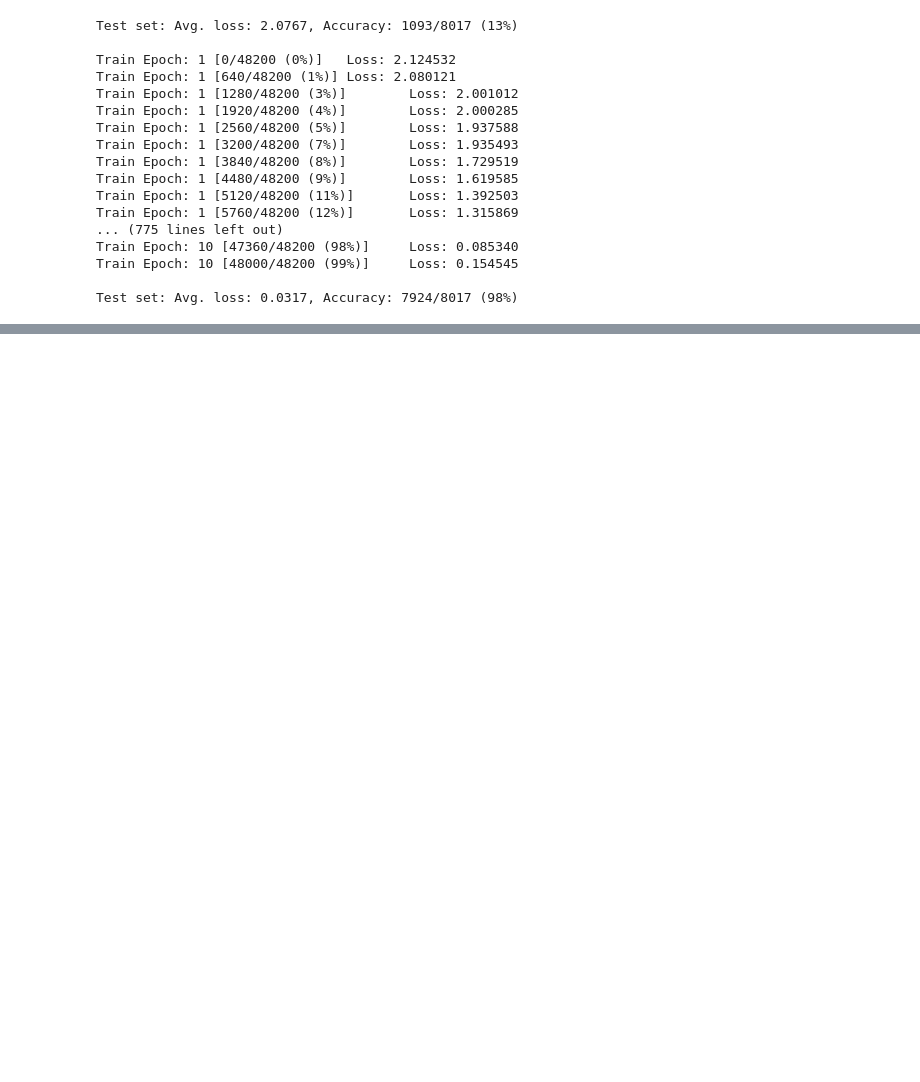
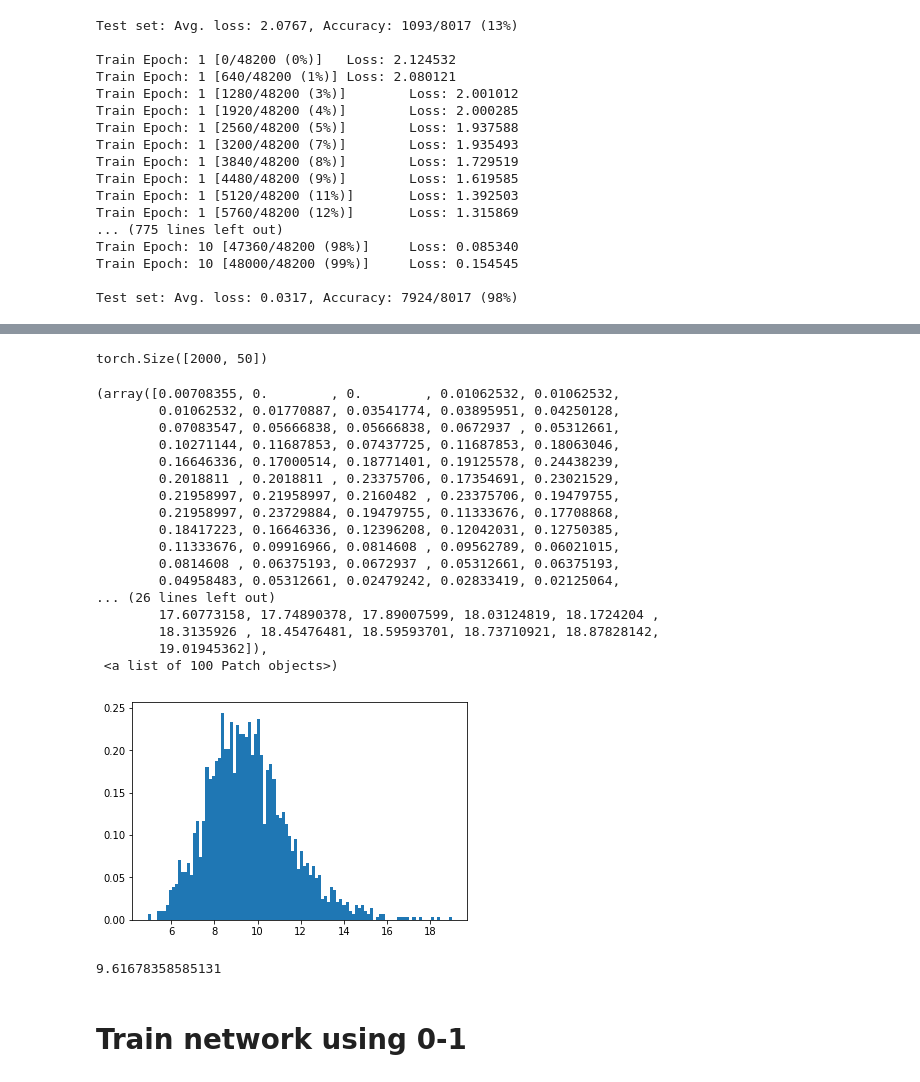
Before and after one commit to naiqili/lid_detect, a Jupyter notebook: mnist_test_unif.ipynb, the cells around one changed output, grey strips where cells are left out. Cells and saved outputs as stored; diff of their text form; code cells hidden in the pictures; blank space fills up the shorter version.

```diff
--- a/mnist_test.ipynb
+++ b/mnist_test_unif.ipynb
@@ -541,0 +584,33 @@ print(lid_net2_c8.mean())
+# %%
+class Net_c5(nn.Module):
+    def __init__(self):
+        super(Net_c5, self).__init__()
+        self.conv1 = nn.Conv2d(1, 10, kernel_size=5)
+        self.conv2 = nn.Conv2d(10, 20, kernel_size=5)
+        self.conv2_drop = nn.Dropout2d()
+        self.fc1 = nn.Linear(320, 50)
+        self.fc2 = nn.Linear(50, 5)
+
+    def forward(self, x):
+        x = F.relu(F.max_pool2d(self.conv1(x), 2))
+        x = F.relu(F.max_pool2d(self.conv2_drop(self.conv2(x)), 2))
+        x = x.view(-1, 320)
+        x = F.relu(self.fc1(x))
+        self.last = x
+        x = F.dropout(x, training=self.training)
+        x = self.fc2(x)
+        return F.log_softmax(x)
+# %%
+net_c5 = Net_c5().cuda()
+n_epochs = 10
+optimizer = optim.SGD(net_c5.parameters(), lr=learning_rate,
+                      momentum=momentum)
+train_losses = []
+train_counter = []
+test_losses = []
+test_counter = [i*len(train_loader5.dataset) for i in range(n_epochs + 1)]
+
+test(net_c5, test_loader5)
+for epoch in range(1, n_epochs + 1):
+    train(net_c5, train_loader5, epoch)
+    test(net_c5, test_loader5)
@@ -541,0 +635,33 @@ print(lid_net2_c8.mean())
+# %%
+output = net_c5(noise.cuda())
+ll = net_c5.last
+print(ll.shape)
+ll = ll.cpu().detach().numpy()
+lid_net1_c5 = LID(ll, ll, k=50)
+plt.hist(lid_net1_c5, bins=100, normed=True)
+# %% [output]
+torch.Size([2000, 50])
+(array([0.00708355, 0.        , 0.        , 0.01062532, 0.01062532,
+        0.01062532, 0.01770887, 0.03541774, 0.03895951, 0.04250128,
+        0.07083547, 0.05666838, 0.05666838, 0.0672937 , 0.05312661,
+        0.10271144, 0.11687853, 0.07437725, 0.11687853, 0.18063046,
+        0.16646336, 0.17000514, 0.18771401, 0.19125578, 0.24438239,
+        0.2018811 , 0.2018811 , 0.23375706, 0.17354691, 0.23021529,
+        0.21958997, 0.21958997, 0.2160482 , 0.23375706, 0.19479755,
+        0.21958997, 0.23729884, 0.19479755, 0.11333676, 0.17708868,
+        0.18417223, 0.16646336, 0.12396208, 0.12042031, 0.12750385,
+        0.11333676, 0.09916966, 0.0814608 , 0.09562789, 0.06021015,
+        0.0814608 , 0.06375193, 0.0672937 , 0.05312661, 0.06375193,
+        0.04958483, 0.05312661, 0.02479242, 0.02833419, 0.02125064,
+... (26 lines left out)
+        17.60773158, 17.74890378, 17.89007599, 18.03124819, 18.1724204 ,
+        18.3135926 , 18.45476481, 18.59593701, 18.73710921, 18.87828142,
+        19.01945362]),
+ <a list of 100 Patch objects>)
+[figure, added]
+# %%
+print(np.mean(lid_net1_c5))
+# %% [output]
+9.61678358585131
+# %% [markdown]
+# Train network using 0-1
```
Also changed, not shown: parts of 17 cells of this notebook, 4 other files.
